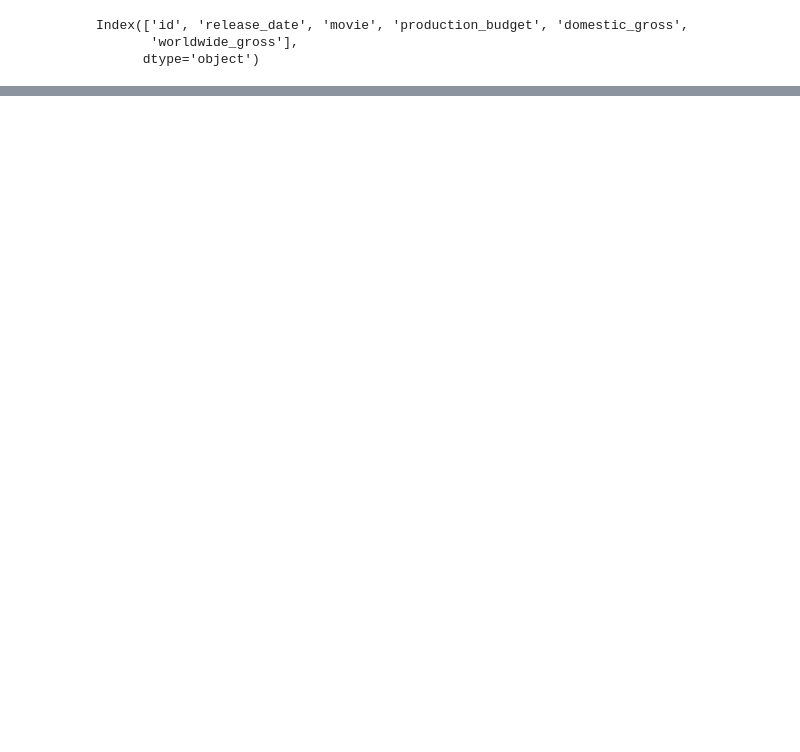
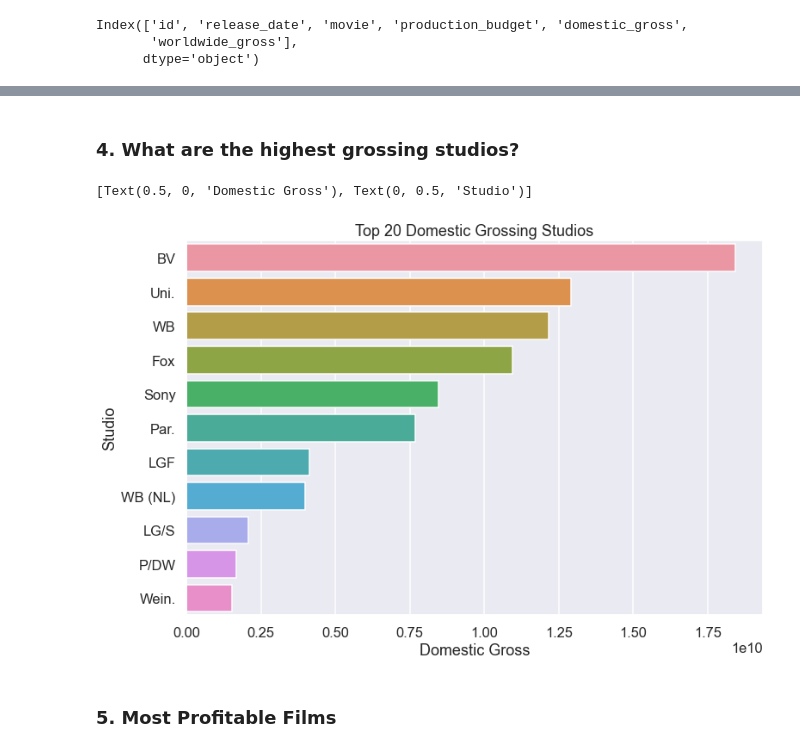
Before and after one commit to hoganbyun/Movie_analysis, a Jupyter notebook: Phase 1 Project Code.ipynb, the cells around one changed output, grey strips where cells are left out. Drawn from its saved outputs; the diff is of its cells as text; code cells hidden in the pictures; blank space fills up the shorter version.

Commit message:
grossing, averagerating, and numvotes plots

```diff
--- a/Phase 1 Project Code.ipynb
+++ b/Phase 1 Project Code.ipynb
@@ -106,0 +203,3 @@ Index(['id', 'release_date', 'movie', 'production_budget', 'domestic_gross',
+# %%
+# sort domestic_gross values in descending order
+domestic_gross_df.sort_values(by = ['domestic_gross'], ascending = False, inplace=True)
@@ -106,0 +211,8 @@ Index(['id', 'release_date', 'movie', 'production_budget', 'domestic_gross',
+# %%
+# barplot of top 20 highest domestic grossing movies
+sns.set_style("darkgrid")
+sns.set_context("talk")
+fig = plt.figure(figsize = (12, 8))
+plt.title('Top 20 Domestic Grossing Movies')
+ax = sns.barplot(x = 'domestic_gross', y = 'title', data = domestic_gross_df[0:21])
+ax.set(xlabel = 'Domestic Gross', ylabel = 'Movie')
@@ -106,0 +222,21 @@ Index(['id', 'release_date', 'movie', 'production_budget', 'domestic_gross',
+# %% [markdown]
+### 4. What are the highest grossing studios?
+# %%
+# find grouped data for each studio
+top_studios_df = domestic_gross_df.groupby(by = 'studio').sum().reset_index()
+# %%
+# sort domestic_gross descending for graph
+top_studios_df.sort_values(by = ['domestic_gross'], inplace=True, ascending=False)
+# %%
+# barplot of top 20 highest domestic grossing movies
+sns.set_style("darkgrid")
+sns.set_context("talk")
+fig = plt.figure(figsize = (12, 8))
+plt.title('Top 20 Domestic Grossing Studios')
+ax = sns.barplot(x = 'domestic_gross', y = 'studio', data = top_studios_df[0:11])
+ax.set(xlabel = 'Domestic Gross', ylabel = 'Studio')
+# %% [output]
+[Text(0.5, 0, 'Domestic Gross'), Text(0, 0.5, 'Studio')]
+[figure, added]
+# %% [markdown]
+### 5. Most Profitable Films
```
Also changed, not shown: parts of 59 cells of this notebook.
